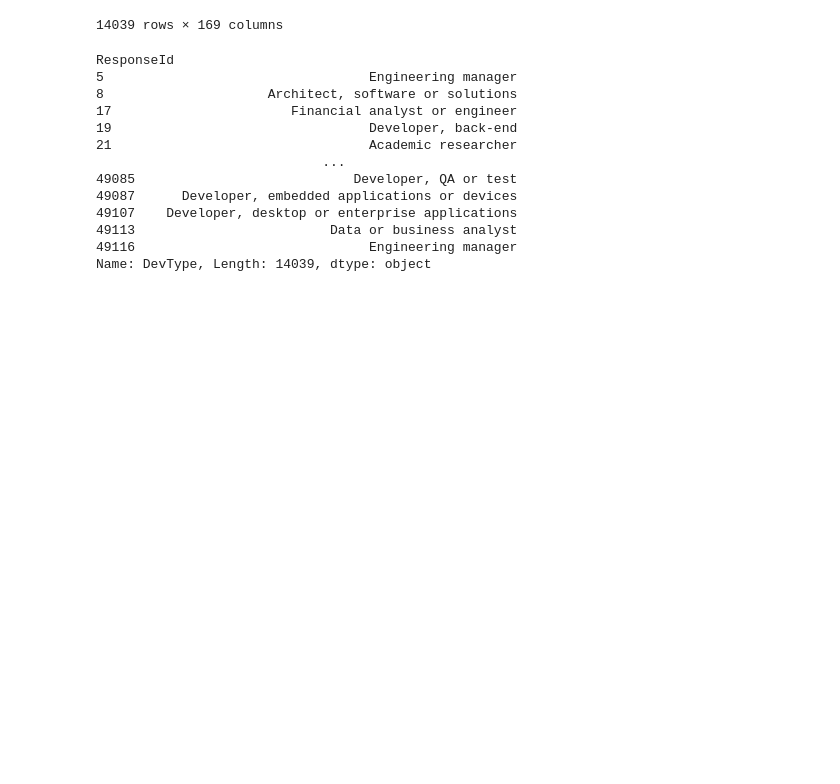
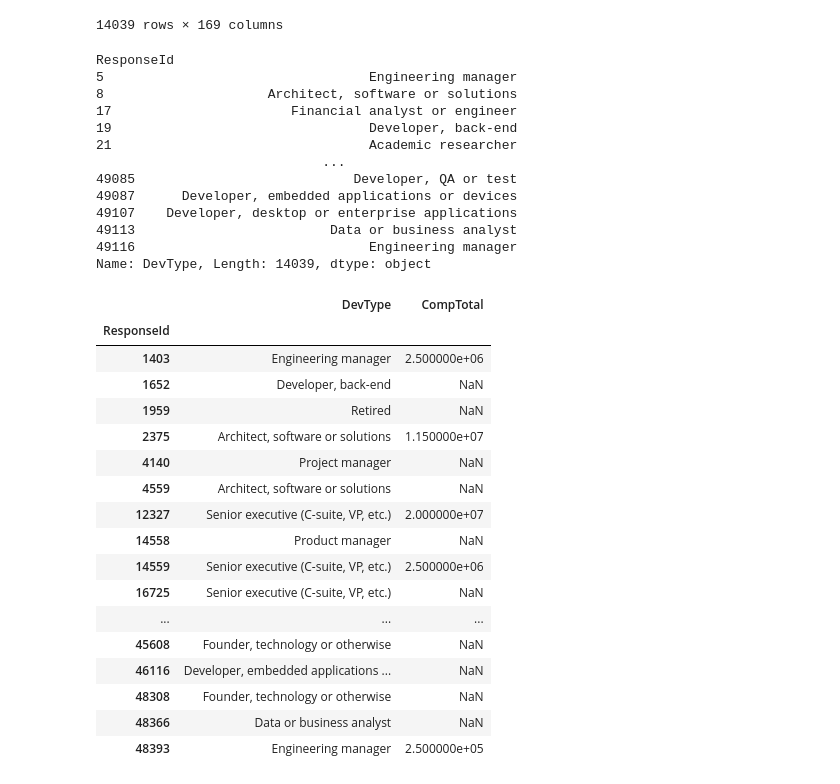
Before and after one commit to harsh-reactdev/SL-python, a Jupyter notebook: pandas/tutorial.ipynb, the cells around one changed output. Drawn from its saved outputs; the diff is of its cells as text; code cells hidden in the pictures; blank space fills up the shorter version.

```diff
--- a/pandas/tutorial.ipynb
+++ b/pandas/tutorial.ipynb
@@ -4,8 +4,8 @@
 import pandas as pd
 import numpy as np
 # %%
-file = '../datasets/sods/survey_results_public.csv'
-schema = '../datasets/sods/survey_results_schema.csv'
+file = '../datasets/survey_results_public.csv'
+schema = '../datasets/survey_results_schema.csv'
 df = pd.read_csv(file, index_col='ResponseId')
 schema_df = pd.read_csv(schema, index_col='qid')
 df.head()
@@ -224,3 +230,26 @@ ResponseId
 49113                         Data or business analyst
 49116                              Engineering manager
 Name: DevType, Length: 14039, dtype: object
+# %%
+# logical ops in filters
+filt2 = (df['Country'] == 'India') & (df['WorkExp'] > 25.0)
+df.loc[filt2, ['DevType', 'CompTotal']]
+# %% [output]
+|  | DevType | CompTotal |
+| ResponseId |  |  |
+| 1403 | Engineering manager | 2.500000e+06 |
+| 1652 | Developer, back-end | NaN |
+| 1959 | Retired | NaN |
+| 2375 | Architect, software or solutions | 1.150000e+07 |
+| 4140 | Project manager | NaN |
+| 4559 | Architect, software or solutions | NaN |
+| 12327 | Senior executive (C-suite, VP, etc.) | 2.000000e+07 |
+| 14558 | Product manager | NaN |
+| 14559 | Senior executive (C-suite, VP, etc.) | 2.500000e+06 |
+| 16725 | Senior executive (C-suite, VP, etc.) | NaN |
+| ... | ... | ... |
+| 45608 | Founder, technology or otherwise | NaN |
+| 46116 | Developer, embedded applications ... | NaN |
+| 48308 | Founder, technology or otherwise | NaN |
+| 48366 | Data or business analyst | NaN |
+| 48393 | Engineering manager | 2.500000e+05 |
```
Also changed, not shown: parts of 4 cells of this notebook, 3 other files.
